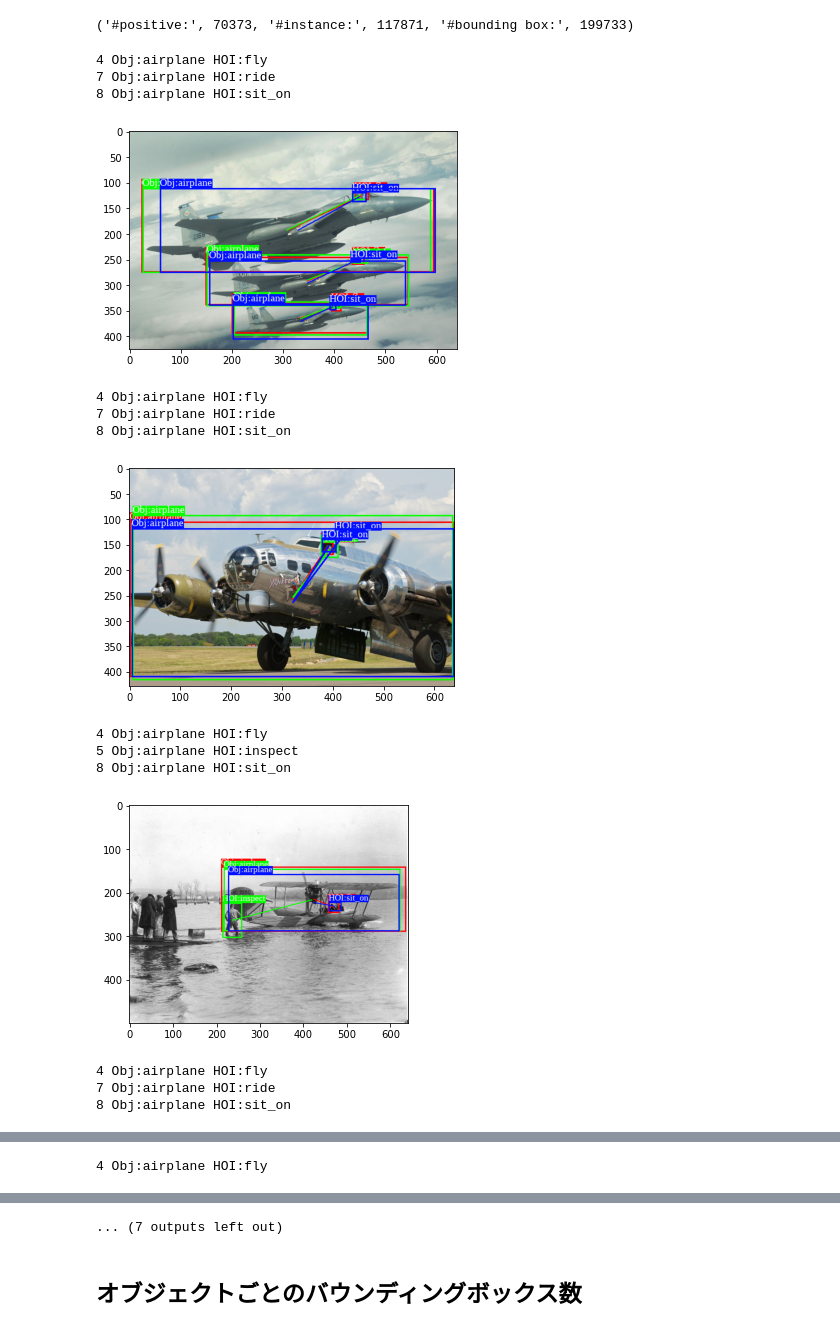
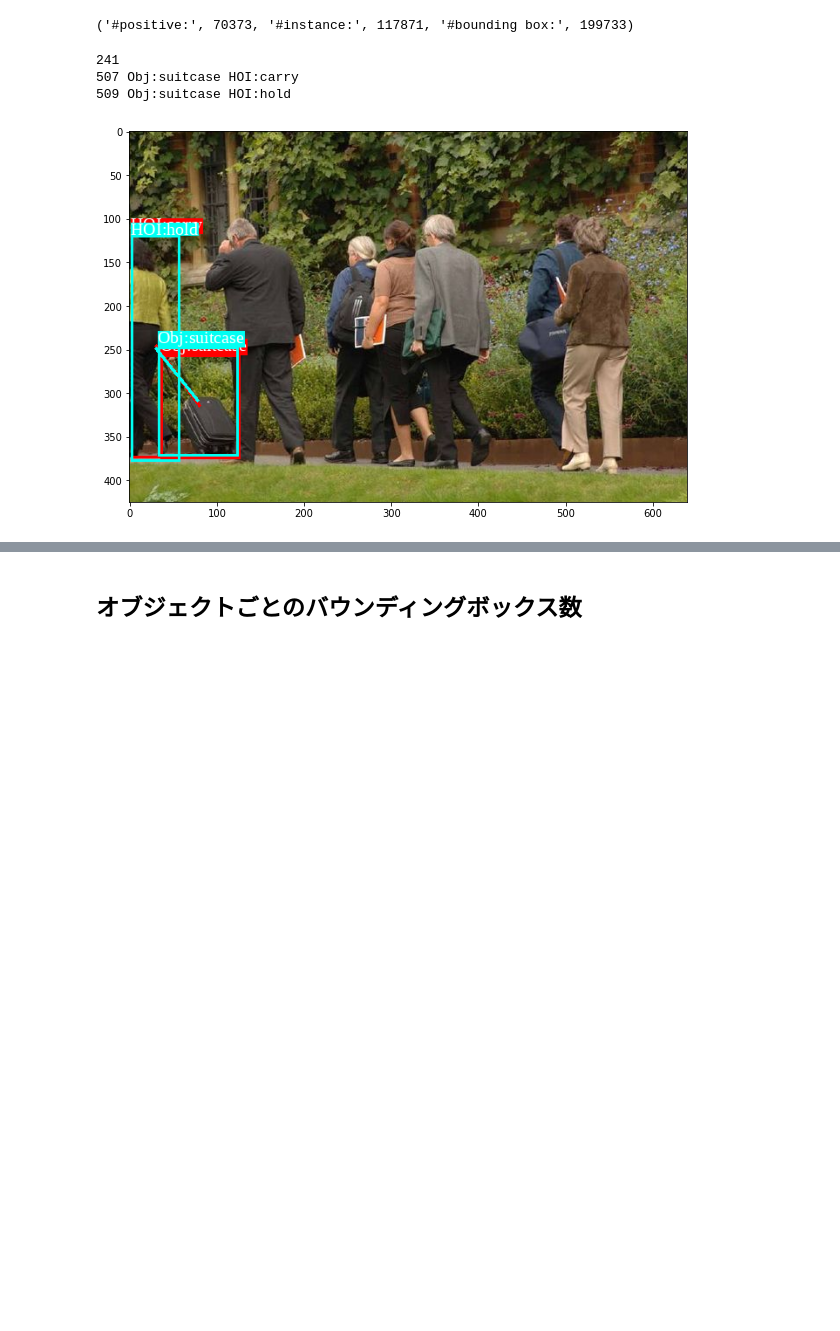
Before and after one commit to Absolute-Value/HICO-DET_Visualization, a Jupyter notebook: hico.ipynb, the cells around one changed output, grey strips where cells are left out. Saved outputs shown, nothing was run; the diff lists cells and outputs as text; code cells hidden in the pictures; blank space fills up the shorter version.

```diff
--- a/hico.ipynb
+++ b/hico.ipynb
@@ -10,10 +11,10 @@ import numpy as np
 # %% [output]
 ('Train:', 38118, 'Test:', 9658)
 # %%
-# anno_bbox = scipy.io.loadmat('../../data/HICO-DET/anno_bbox.mat')
-anno_bbox = scipy.io.loadmat('/data/dataset/jikuya/hico_20160224_det/anno_bbox.mat')
-# anno = scipy.io.loadmat('../../data/HICO-DET/anno.mat')
-anno = scipy.io.loadmat('/data/dataset/jikuya/hico_20160224_det/anno.mat')
+# anno_bbox = scipy.io.loadmat('/home/data/HICO-DET/anno_bbox.mat')
+anno_bbox = scipy.io.loadmat('/data/dataset/HICO-DET/anno_bbox.mat')
+# anno = scipy.io.loadmat('/home/data/HICO-DET/anno.mat')
+anno = scipy.io.loadmat('/data/dataset/HICO-DET/anno.mat')
 anno_bbox.keys(), anno.keys()
 # %% [output]
 (dict_keys(['__header__', '__version__', '__globals__', 'bbox_train', 'bbox_test', 'list_action']),
@@ -71,66 +72,65 @@ zebra no_interaction
 ('#positive:', 70373, '#instance:', 117871, '#bounding box:', 199733)
 # %%
 font = ImageFont.truetype("/usr/share/fonts/truetype/liberation/LiberationSerif-Regular.ttf", size=20)
-count = 1
-for bbox_train in anno_bbox['bbox_train'][0]:
-    is_skip = True
-    for hoi in bbox_train[2][0]:
-        if int(hoi[0]) == 4:
-            is_skip = False
-    if is_skip:
+target = 0
+for j, bbox_train in enumerate(anno_bbox['bbox_train'][0]):
+    # is_skip = True
+    # for hoi in bbox_train[2][0]:
+    #     if int(hoi[0]) == 4:
+    #         is_skip = False
+    # if is_skip:
+    if j != target:
         continue
 
-    img_path = os.path.join('/data/dataset/jikuya/hico_20160224_det/images/train2015/', bbox_train[0][0])
+    print(j)
+    img_path = os.path.join('/data/dataset/HICO-DET/images/train2015/', bbox_train[0][0])
     img = Image.open(img_path).convert("RGB")
     draw = ImageDraw.Draw(img)
     cmap = plt.cm.get_cmap("hsv", len(bbox_train[2][0]) + 1)
+
     for i, hoi in enumerate(bbox_train[2][0]):
         if len(hoi[1]) == 0:
             continue
 
         color = cmap(i, bytes=True)
 
         hoi_id = int(hoi[0])-1
         object_name = 'Obj:' + anno_bbox['list_action'][hoi_id][0][0][0]
         hoi_name = 'HOI:' + anno_bbox['list_action'][hoi_id][0][1][0]
         print(hoi_id+1, object_name, hoi_name)
         bbox_human = hoi[1][:][0]
         bbox_object = hoi[2][:][0]
 
         for index in hoi[3]:
             bbox_hu = bbox_human[int(index[0])-1]
             # print('Human', int(bbox_hu[0]), int(bbox_hu[2]), int(bbox_hu[1]), int(bbox_hu[3]))
             draw.rectangle((int(bbox_hu[0]), int(bbox_hu[2]), int(bbox_hu[1]), int(bbox_hu[3])), outline=color, width=3)
             text_area = draw.textbbox((int(bbox_hu[0]), int(bbox_hu[2])), hoi_name, font=font, anchor="lb")
             draw.rectangle(text_area, fill=color)
             draw.text((int(bbox_hu[0]), int(bbox_hu[2])), hoi_name, fill='white', font=font, anchor="lb")
             bbox_ob = bbox_object[int(index[1])-1]
             # print('Object', int(bbox_ob[0]), int(bbox_ob[2]), int(bbox_ob[1]), int(bbox_ob[3]))
             draw.rectangle((int(bbox_ob[0]), int(bbox_ob[2]), int(bbox_ob[1]), int(bbox_ob[3])), outline=color, width=3)
             text_area = draw.textbbox((int(bbox_ob[0]), int(bbox_ob[2])), object_name, font=font, anchor="lb")
             draw.rectangle(text_area, fill=color)
             draw.text((int(bbox_ob[0]), int(bbox_ob[2])), object_name, fill='white', font=font, anchor="lb")
 
             draw.line(((int(bbox_ob[0])+int(bbox_ob[1]))/2, (int(bbox_ob[2])+int(bbox_ob[3]))/2, (int(bbox_hu[0])+int(bbox_hu[1]))/2, (int(bbox_hu[2])+int(bbox_hu[3]))/2), fill=color, width=3)
 
+    plt.figure(figsize=(10,10))
     plt.imshow(img)
     plt.show()
-    count += 1
-    if count > 10:
+    message = input(f'{j}')
+    if message == '':
+        target += 1
+    elif message == 'end':
         break
+    else:
+        target = int(message)
+
+    clear_output(True)
 # %% [output]
-4 Obj:airplane HOI:fly
-7 Obj:airplane HOI:ride
-8 Obj:airplane HOI:sit_on
+241
+507 Obj:suitcase HOI:carry
+509 Obj:suitcase HOI:hold
-[figure, old version]
+[figure, new version]
-4 Obj:airplane HOI:fly
-7 Obj:airplane HOI:ride
-8 Obj:airplane HOI:sit_on
-[figure, removed]
-4 Obj:airplane HOI:fly
-5 Obj:airplane HOI:inspect
-8 Obj:airplane HOI:sit_on
-[figure, removed]
-4 Obj:airplane HOI:fly
-7 Obj:airplane HOI:ride
-8 Obj:airplane HOI:sit_on
@@ -138 +136,0 @@ for bbox_train in anno_bbox['bbox_train'][0]:
-4 Obj:airplane HOI:fly
@@ -144,4 +137,3 @@ for bbox_train in anno_bbox['bbox_train'][0]:
-... (7 outputs left out)
 # %%
 def autolabel(graph):
     for rect in graph:
```
Also changed, not shown: parts of 4 cells of this notebook.
